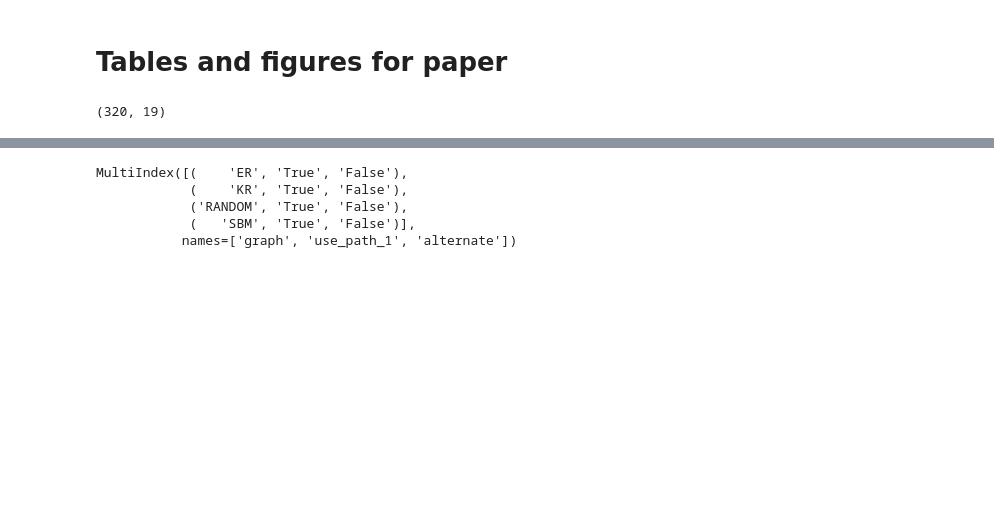
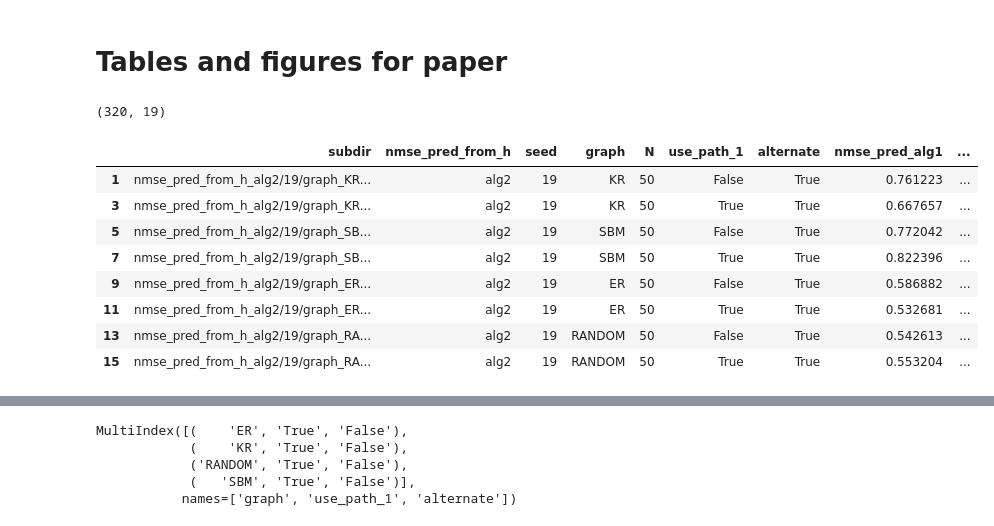
Before and after one commit to jenkins-alex/AdaCGP, a Jupyter notebook: vis.ipynb, the cells around one changed output, grey strips where cells are left out. Drawn from its saved outputs; the diff is of its cells as text; code cells hidden in the pictures; blank space fills up the shorter version.

```diff
--- a/vis.ipynb
+++ b/vis.ipynb
@@ -886,4 +890,16 @@ df_adacgp.shape
 # %%
 df_alternate = df_adacgp[df_adacgp['alternate'] == 'True']
 df_not_alternate = df_adacgp[df_adacgp['alternate'] == 'False']
+# %%
+df_alternate.groupby(['graph', 'N', 'use_path_1']).head(1)
+# %% [output]
+|  | subdir | nmse_pred_from_h | seed | graph | N | use_path_1 | alternate | nmse_pred_alg1 | ... |
+| 1 | nmse_pred_from_h_alg2/19/graph_KR... | alg2 | 19 | KR | 50 | False | True | 0.761223 | ... |
+| 3 | nmse_pred_from_h_alg2/19/graph_KR... | alg2 | 19 | KR | 50 | True | True | 0.667657 | ... |
+| 5 | nmse_pred_from_h_alg2/19/graph_SB... | alg2 | 19 | SBM | 50 | False | True | 0.772042 | ... |
+| 7 | nmse_pred_from_h_alg2/19/graph_SB... | alg2 | 19 | SBM | 50 | True | True | 0.822396 | ... |
+| 9 | nmse_pred_from_h_alg2/19/graph_ER... | alg2 | 19 | ER | 50 | False | True | 0.586882 | ... |
+| 11 | nmse_pred_from_h_alg2/19/graph_ER... | alg2 | 19 | ER | 50 | True | True | 0.532681 | ... |
+| 13 | nmse_pred_from_h_alg2/19/graph_RA... | alg2 | 19 | RANDOM | 50 | False | True | 0.542613 | ... |
+| 15 | nmse_pred_from_h_alg2/19/graph_RA... | alg2 | 19 | RANDOM | 50 | True | True | 0.553204 | ... |
 # %%
```
Also changed, not shown: parts of 12 cells of this notebook, 11 other files.
